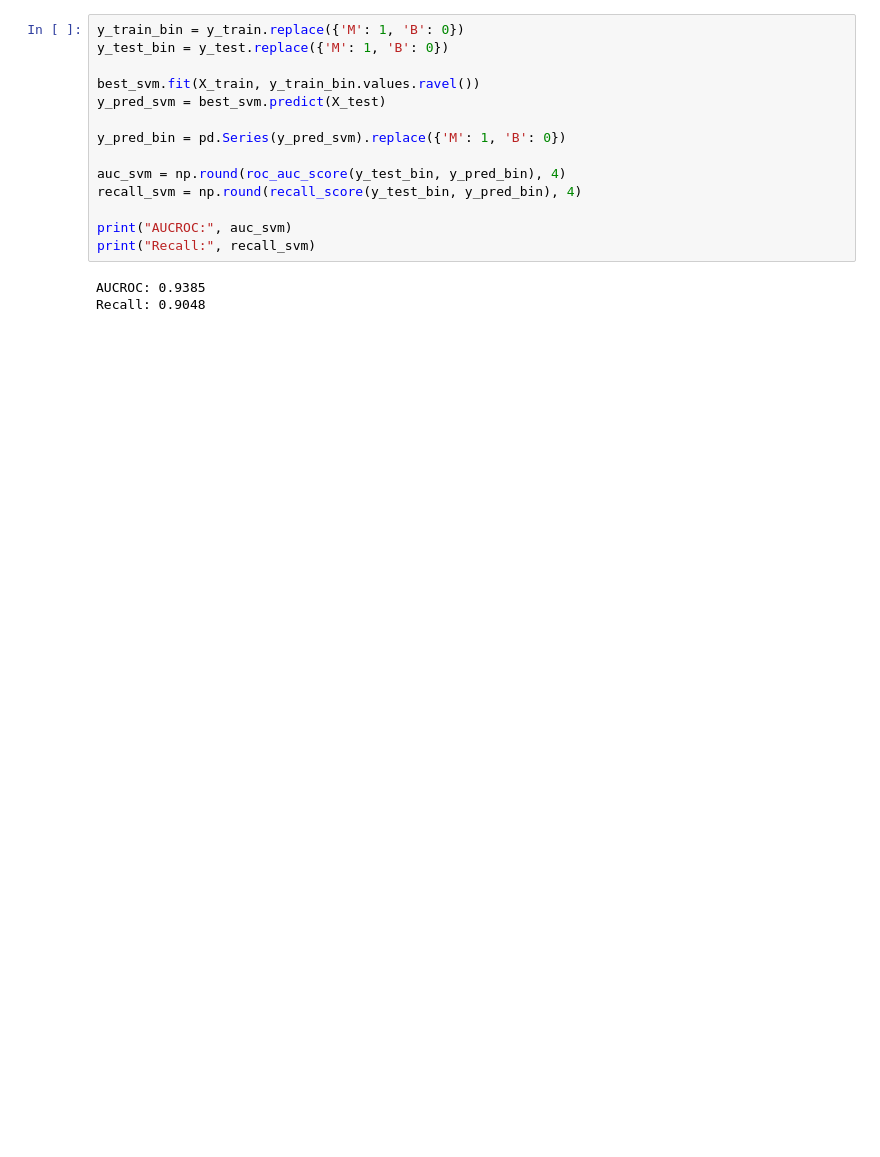
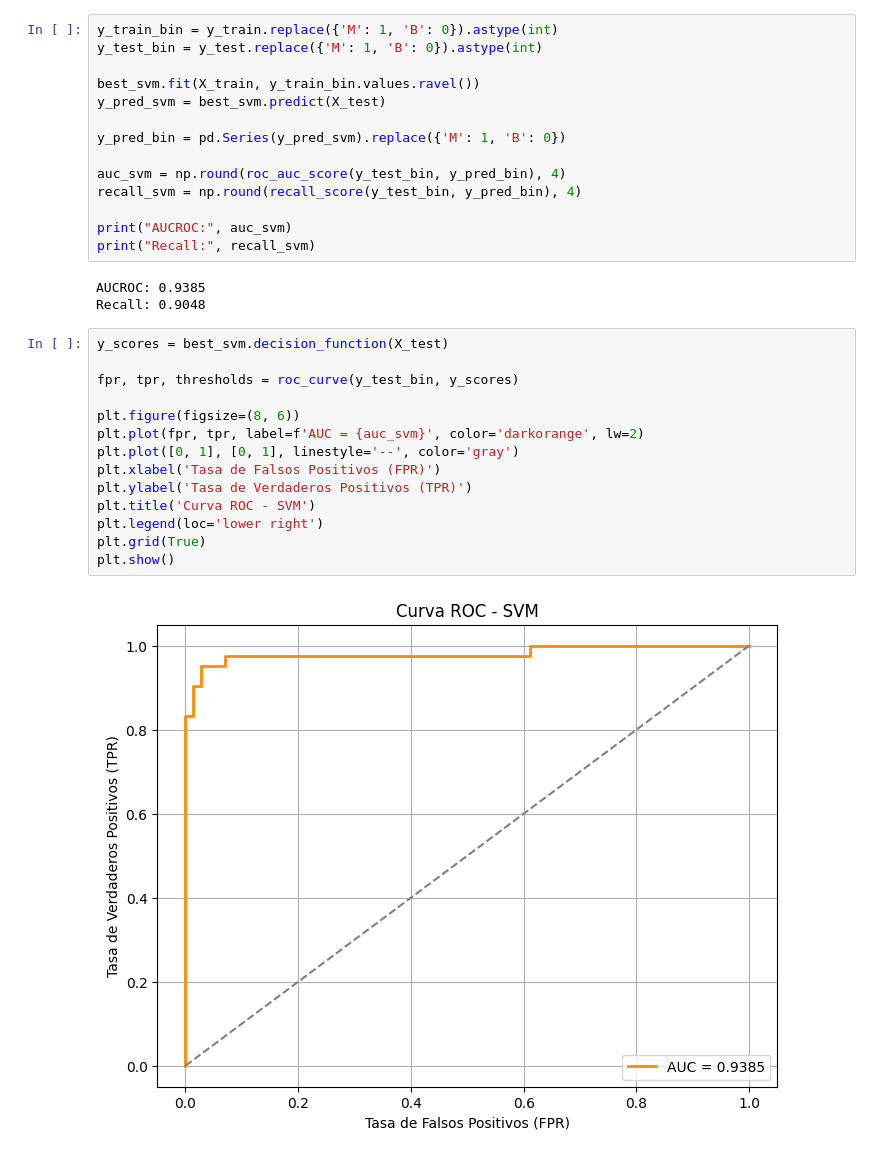
Before and after one commit to agustinpassalacqua/cancer-detection-ml, a Jupyter notebook: Modelo_de_deteccion_de_cancer_de_mama.ipynb, the cells around one changed output. Cells and saved outputs as stored; diff of their text form; blank space fills up the shorter version.

```diff
--- a/Modelo_de_deteccion_de_cancer_de_mama.ipynb
+++ b/Modelo_de_deteccion_de_cancer_de_mama.ipynb
@@ -220,8 +221,8 @@ best_svm = Pipeline([
     ('svm', SVC(C=1, probability=True, gamma='scale',kernel='linear', random_state=seed))
 ])
 # %%
-y_train_bin = y_train.replace({'M': 1, 'B': 0})
-y_test_bin = y_test.replace({'M': 1, 'B': 0})
+y_train_bin = y_train.replace({'M': 1, 'B': 0}).astype(int)
+y_test_bin = y_test.replace({'M': 1, 'B': 0}).astype(int)
 
 best_svm.fit(X_train, y_train_bin.values.ravel())
 y_pred_svm = best_svm.predict(X_test)
@@ -236,3 +237,19 @@ print("Recall:", recall_svm)
 # %% [output]
 AUCROC: 0.9385
 Recall: 0.9048
+# %%
+y_scores = best_svm.decision_function(X_test)
+
+fpr, tpr, thresholds = roc_curve(y_test_bin, y_scores)
+
+plt.figure(figsize=(8, 6))
+plt.plot(fpr, tpr, label=f'AUC = {auc_svm}', color='darkorange', lw=2)
+plt.plot([0, 1], [0, 1], linestyle='--', color='gray')
+plt.xlabel('Tasa de Falsos Positivos (FPR)')
+plt.ylabel('Tasa de Verdaderos Positivos (TPR)')
+plt.title('Curva ROC - SVM')
+plt.legend(loc='lower right')
+plt.grid(True)
+plt.show()
+# %% [output]
+[figure, added]
```
Also changed, not shown: parts of 2 cells of this notebook.
